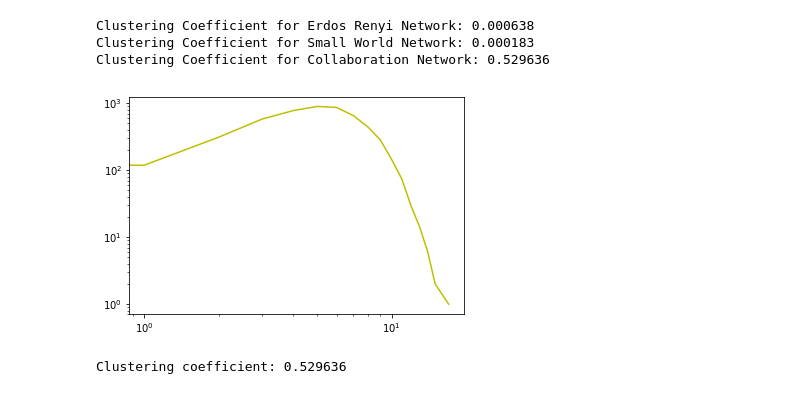
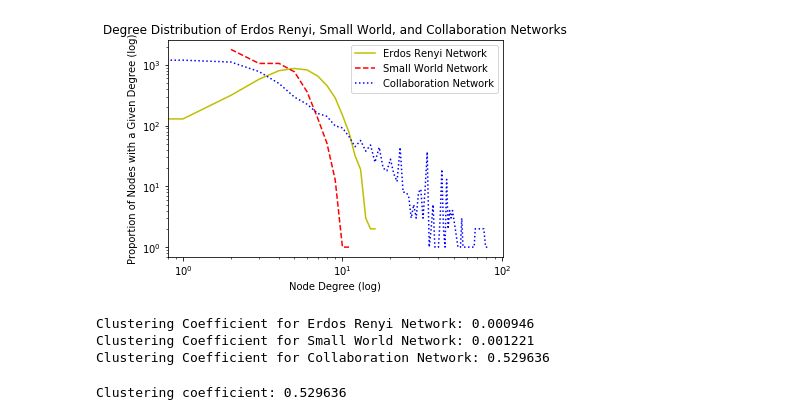
Before and after one commit to liufei11111/w_na_assignment1, a Jupyter notebook: homework_1.ipynb, the cells around one changed output. Cells and saved outputs as stored; diff of their text form; code cells hidden in the pictures.

```diff
--- a/homework_1.ipynb
+++ b/homework_1.ipynb
@@ -188,17 +188,17 @@ def Q1_1():
     x_erdosRenyi, y_erdosRenyi = getDataPointsToPlot(erdosRenyi)
     plt.loglog(x_erdosRenyi, y_erdosRenyi, color = 'y', label = 'Erdos Renyi Network')
 
-    # x_smallWorld, y_smallWorld = getDataPointsToPlot(smallWorld)
-    # plt.loglog(x_smallWorld, y_smallWorld, linestyle = 'dashed', color = 'r', label = 'Small World Network')
+    x_smallWorld, y_smallWorld = getDataPointsToPlot(smallWorld)
+    plt.loglog(x_smallWorld, y_smallWorld, linestyle = 'dashed', color = 'r', label = 'Small World Network')
 
-    # x_collabNet, y_collabNet = getDataPointsToPlot(collabNet)
-    # plt.loglog(x_collabNet, y_collabNet, linestyle = 'dotted', color = 'b', label = 'Collaboration Network')
+    x_collabNet, y_collabNet = getDataPointsToPlot(collabNet)
+    plt.loglog(x_collabNet, y_collabNet, linestyle = 'dotted', color = 'b', label = 'Collaboration Network')
 
-    # plt.xlabel('Node Degree (log)')
-    # plt.ylabel('Proportion of Nodes with a Given Degree (log)')
-    # plt.title('Degree Distribution of Erdos Renyi, Small World, and Collaboration Networks')
-    # plt.legend()
-    # plt.show()
+    plt.xlabel('Node Degree (log)')
+    plt.ylabel('Proportion of Nodes with a Given Degree (log)')
+    plt.title('Degree Distribution of Erdos Renyi, Small World, and Collaboration Networks')
+    plt.legend()
+    plt.show()
 
 
 # Execute code for Q1.1
@@ -247,37 +247,37 @@ def calcClusteringCoefficient(Graph):
     returns: clustering coeffient of Graph
     """
     ############################################################################
     # TODO: Your code here! If you filled out calcClusteringCoefficientSingleNode,
     #       you'll probably want to call it in a loop here
     C = 0.0
     count = 0
     for node in Graph.Nodes():
         C += calcClusteringCoefficientSingleNode(node, Graph)
         count = count + 1
     C = C/count
     ############################################################################
     return C
 
 def Q1_2():
     """
     Code for Q1.2
     """
     C_erdosRenyi = calcClusteringCoefficient(erdosRenyi)
     C_smallWorld = calcClusteringCoefficient(smallWorld)
     C_collabNet = calcClusteringCoefficient(collabNet)
 
     print('Clustering Coefficient for Erdos Renyi Network: %f' % C_erdosRenyi)
     print('Clustering Coefficient for Small World Network: %f' % C_smallWorld)
     print('Clustering Coefficient for Collaboration Network: %f' % C_collabNet)
 
 
 # Execute code for Q1.2
 Q1_2()
 # %% [output]
+[figure, new version]
-Clustering Coefficient for Erdos Renyi Network: 0.000638
-Clustering Coefficient for Small World Network: 0.000183
+Clustering Coefficient for Erdos Renyi Network: 0.000946
+Clustering Coefficient for Small World Network: 0.001221
 Clustering Coefficient for Collaboration Network: 0.529636
-[figure, old version]
 # %%
 erdosRenyi = genErdosRenyi(5242, 14484)
 smallWorld = genSmallWorld(5242, 14484)
```
Also changed, not shown: 1 other file.
